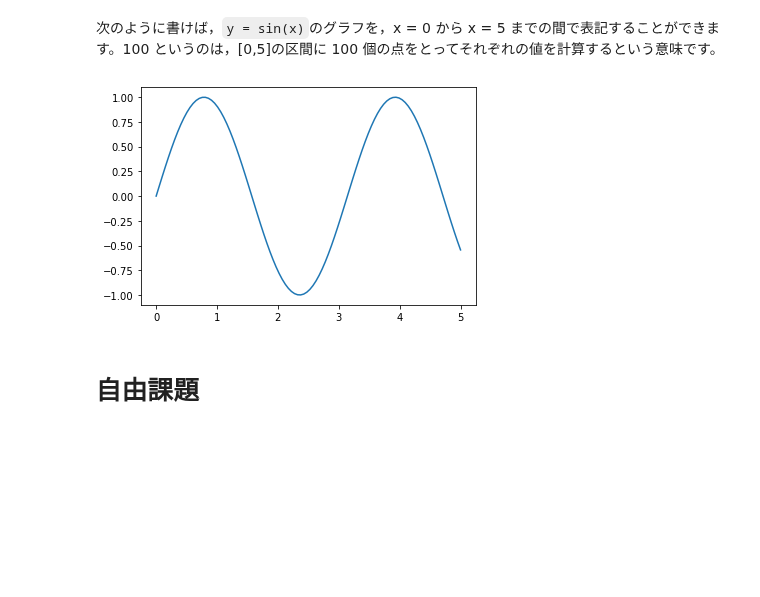
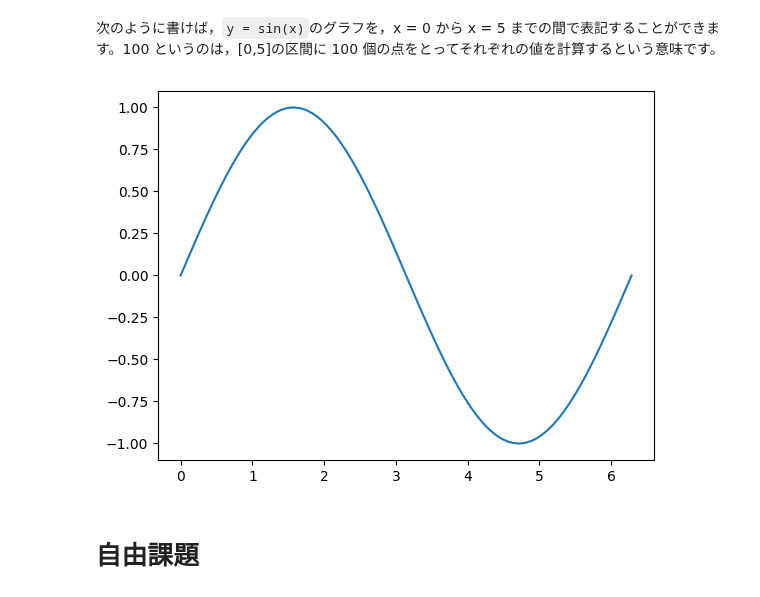
Before and after one commit to HidekiTsuiki/python, a Jupyter notebook: jouka-kadai.ipynb, the cells around one changed output. Cells and saved outputs as stored; diff of their text form; code cells hidden in the pictures; blank space fills up the shorter version.

```diff
--- a/jouka-kadai.ipynb
+++ b/jouka-kadai.ipynb
@@ -38,11 +42,11 @@ import matplotlib.pyplot as plt
 # %% [markdown]
 次のように書けば，`y = sin(x)`のグラフを，x = 0 から x = 5 までの間で表記することができます。100 というのは，[0,5]の区間に 100 個の点をとってそれぞれの値を計算するという意味です。
 # %%
-x = np.linspace(0, 5, 100);
-plt.plot(x, np.sin(2*x))
+x = np.linspace(0, 2*np.pi, 100);
+plt.plot(x, np.sin(x))
 plt.show()
 # %% [output]
-[figure, old version]
+[figure, new version]
 # %% [markdown]
 # 自由課題
 # %% [markdown]
```
Also changed, not shown: parts of 10 cells of this notebook, 2 other files.
